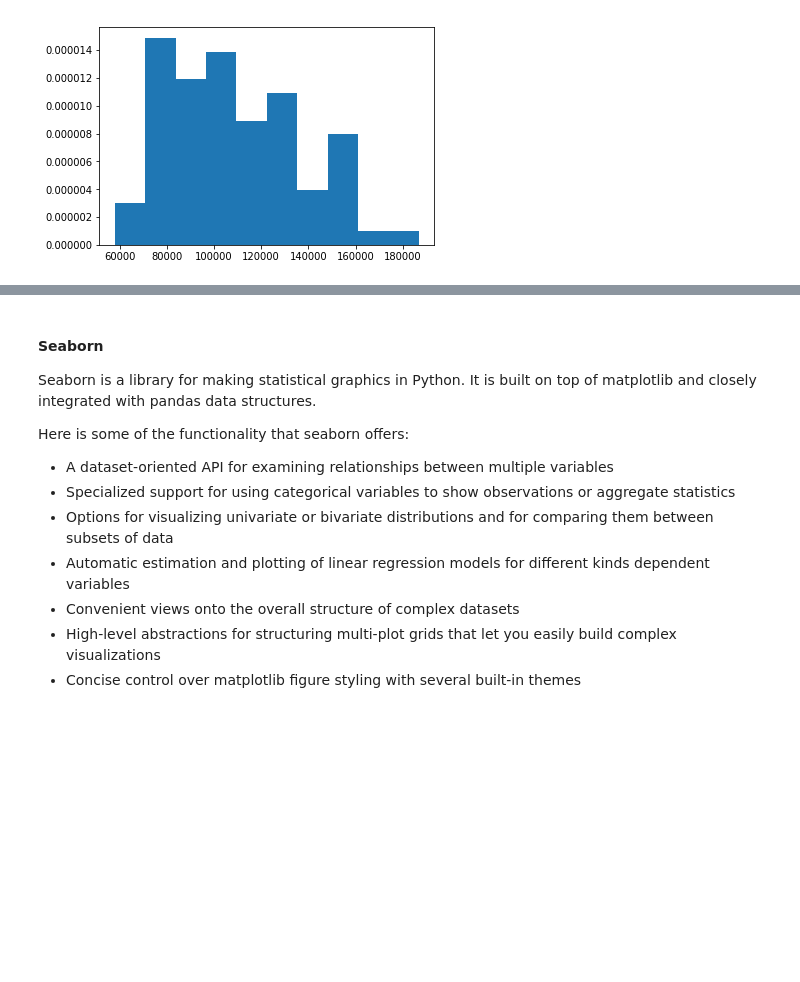
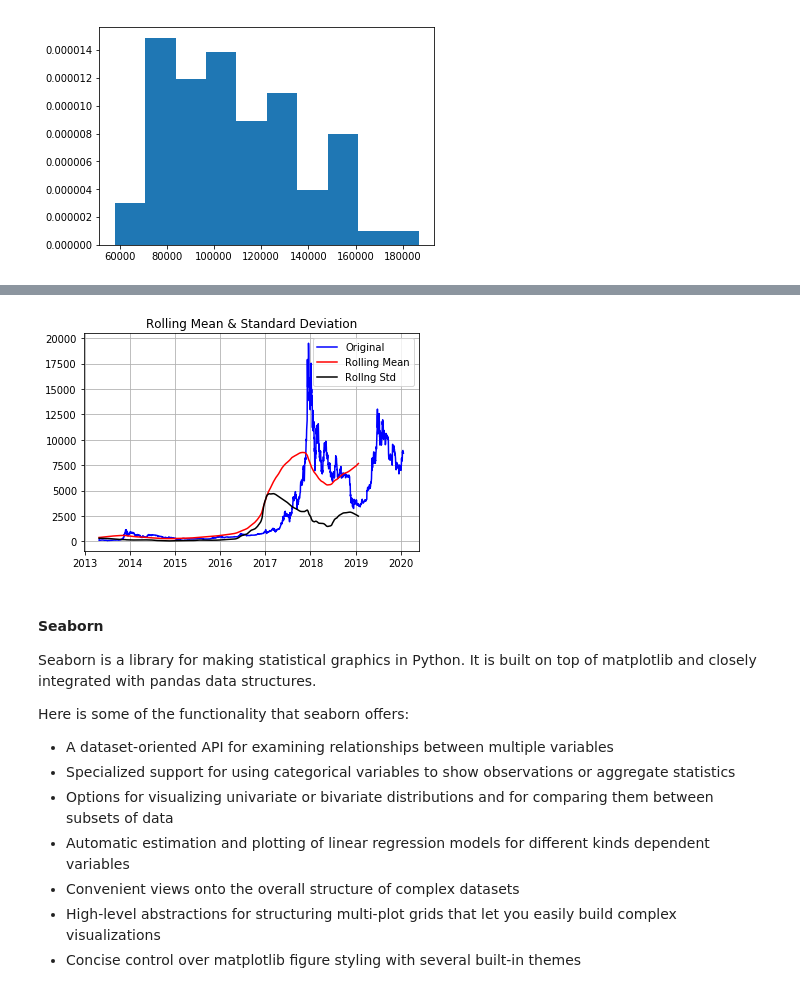
Before and after one commit to fbagirov/python_tutorial, a Jupyter notebook: python_tutorial_part3.ipynb, the cells around one changed output, grey strips where cells are left out. Cells and saved outputs as stored; diff of their text form; code cells hidden in the pictures; blank space fills up the shorter version.

```diff
--- a/python_tutorial_part3.ipynb
+++ b/python_tutorial_part3.ipynb
@@ -1127,3 +1116,21 @@ plt.hist(df['salary'],bins=10, density = True ) # density will do normalization
+# %%
+# check whether the time series are stationary
+# Determining rolling statistics
+
+rolmean = df1.rolling(window = 365).mean()
+rolstd = df1.rolling(window = 365).std()
+
+
+# plot rolling statistics:
+orig = plt.plot(df1, color = 'blue', label = 'Original')
+mean = plt.plot(rolmean, color = 'red', label = 'Rolling Mean')
+std = plt.plot(rolstd, color = 'black', label = 'Rollng Std')
+plt.legend(loc = 'best')
+plt.grid(True)
+plt.title('Rolling Mean & Standard Deviation')
+plt.show(block=False)
+# %% [output]
+[figure, added]
 # %% [markdown]
 #### Seaborn
 
```
Also changed, not shown: parts of 37 cells of this notebook, 5 other files.
